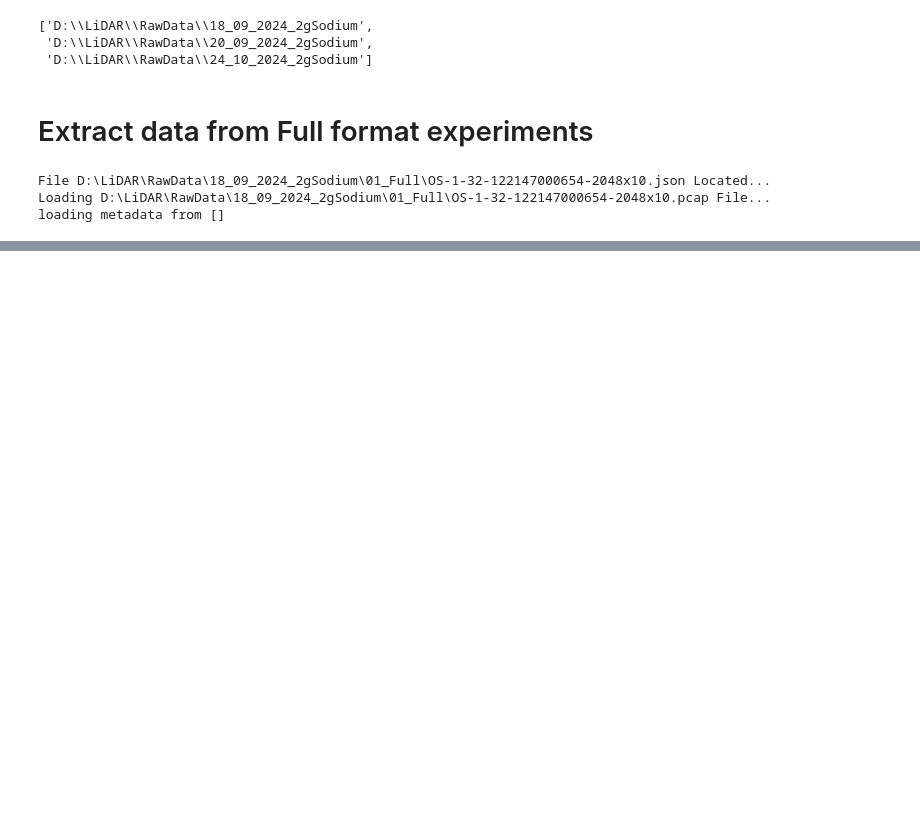
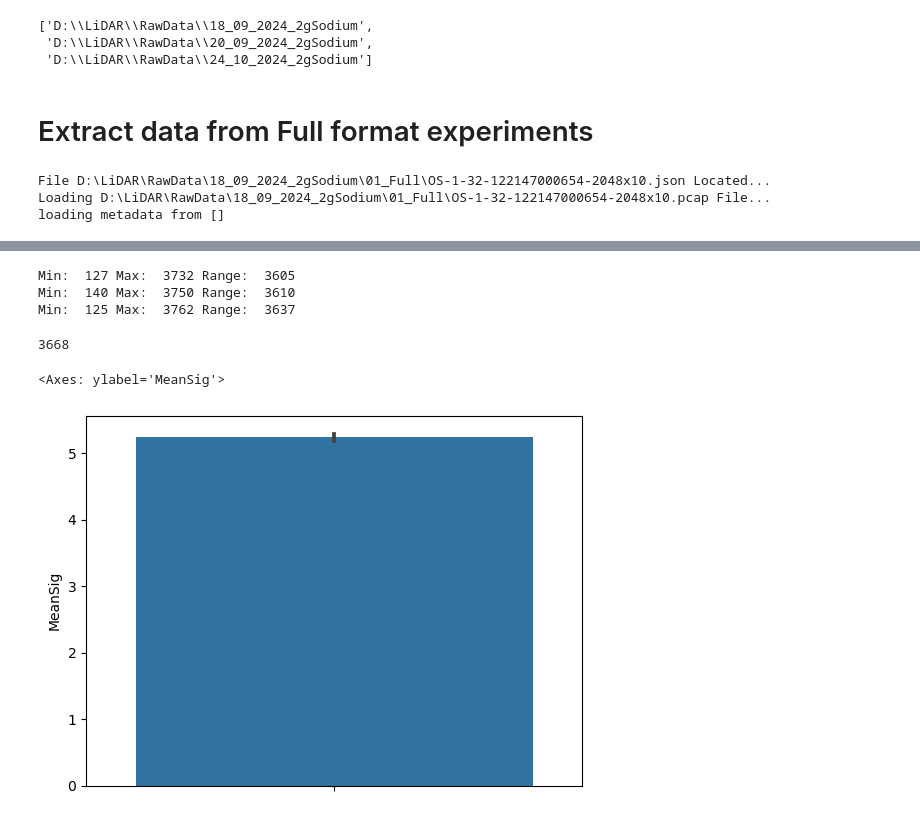
Before and after one commit to muthuganeshece/MLProjects, a Jupyter notebook: LIDAR/Notebook/StatisticalConversion.ipynb, the cells around one changed output, grey strips where cells are left out. Cells and saved outputs as stored; diff of their text form; code cells hidden in the pictures; blank space fills up the shorter version.

```diff
--- a/LIDAR/Notebook/StatisticalConversion.ipynb
+++ b/LIDAR/Notebook/StatisticalConversion.ipynb
@@ -301,0 +299,17 @@ array([[[0., 0., 0., 0.],
+# %%
+findrange(exp1_conc['Time'])
+findrange(exp2_conc['Time'])
+findrange(exp3_conc['Time'])
+# %% [output]
+Min:  127 Max:  3732 Range:  3605
+Min:  140 Max:  3750 Range:  3610
+Min:  125 Max:  3762 Range:  3637
+# %%
+len(df_degen[df_degen['Exp'] == '18_09_2024_2gSodium'])
+# %% [output]
+3668
+# %%
+sns.barplot(data=df_degen[df_degen['Exp'] == '18_09_2024_2gSodium'], y='MeanSig')
+# %% [output]
+<Axes: ylabel='MeanSig'>
+[figure, added]
```
Also changed, not shown: parts of 23 cells of this notebook.
